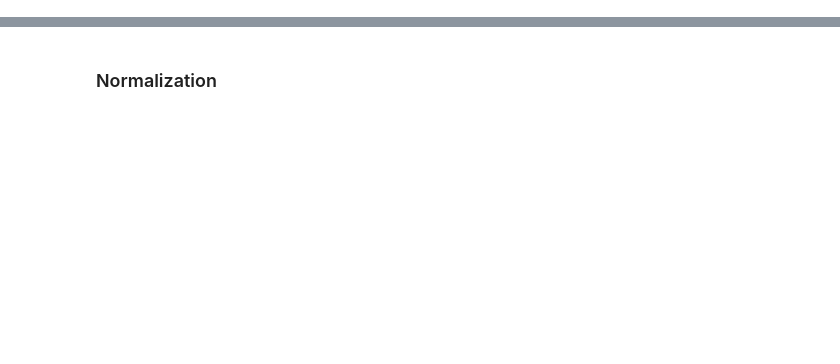
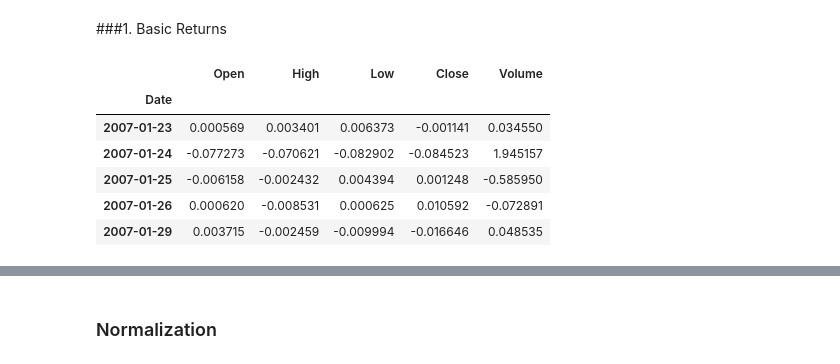
Before and after one commit to muchcreative/Single-Stock-EDA-Example, a Jupyter notebook: 1. Initial Data Transformations/Initial_Data_Transformations.ipynb, the cells around one changed output, grey strips where cells are left out. Cells and saved outputs as stored; diff of their text form; code cells hidden in the pictures; blank space fills up the shorter version.

```diff
--- a/1. Initial Data Transformations/Initial_Data_Transformations.ipynb
+++ b/1. Initial Data Transformations/Initial_Data_Transformations.ipynb
@@ -35 +43,55 @@ ticker_historical = ticker_historical['AAPL']
+# %% [markdown]
+###1. Basic Returns
+# %%
+# Starting with the basic returns transformation as stated earlier in the readme.md file
+
+def transform_by_daily_percent_returns(historicals):
+  '''Transforms historical ohlcv to their daily change percents.
+
+  Daily percent changes are calculated by with the equation (P2/P1)*100.
+  Where P2 is the OHLCV data for the current day and P1 is the OHLCV data
+  for the previous day, see "_calculate_daily_returns(ohlcv)."
+
+  Args:
+    historicals: dict with tickers as keys and values
+                 as pandas dataframes.
+
+  Returns:
+    historicals_by_returns: dict with tickers as keys and values
+                            as pandas dataframes.
+  '''
+
+  historicals_by_returns = {}
+  for ticker, ohlcv in historicals.items():
+    historicals_by_returns[ticker] = _calculate_daily_returns(ohlcv)
+  return historicals_by_returns
+
+def _calculate_daily_returns(ohlcv):
+  '''Calculates daily prices for the given price history.
+
+  The index wil be shifted
+
+  Args:
+    ohlcv: pandas dataframe
+
+  Returns:
+    daily_perc_changes: pandas dataframe
+  '''
+
+  daily_perc_changes = ((ohlcv.shift(-1) / ohlcv) - 1)  # (-1) to center the mean to 0
+  shifted_index = daily_perc_changes.index[1:]  # Shift index for returns percentages to line up on the same day
+  daily_perc_changes = daily_perc_changes.dropna()
+  daily_perc_changes.index = shifted_index
+  return daily_perc_changes
+
+historicals_by_returns = transform_by_daily_percent_returns(historicals)
+display(historicals_by_returns['AMD'].head())  # Let's take a look at below
+# %% [output]
+|  | Open | High | Low | Close | Volume |
+| Date |  |  |  |  |  |
+| 2007-01-23 | 0.000569 | 0.003401 | 0.006373 | -0.001141 | 0.034550 |
+| 2007-01-24 | -0.077273 | -0.070621 | -0.082902 | -0.084523 | 1.945157 |
+| 2007-01-25 | -0.006158 | -0.002432 | 0.004394 | 0.001248 | -0.585950 |
+| 2007-01-26 | 0.000620 | -0.008531 | 0.000625 | 0.010592 | -0.072891 |
+| 2007-01-29 | 0.003715 | -0.002459 | -0.009994 | -0.016646 | 0.048535 |
 # %%
```
Also changed, not shown: parts of 7 cells of this notebook.
